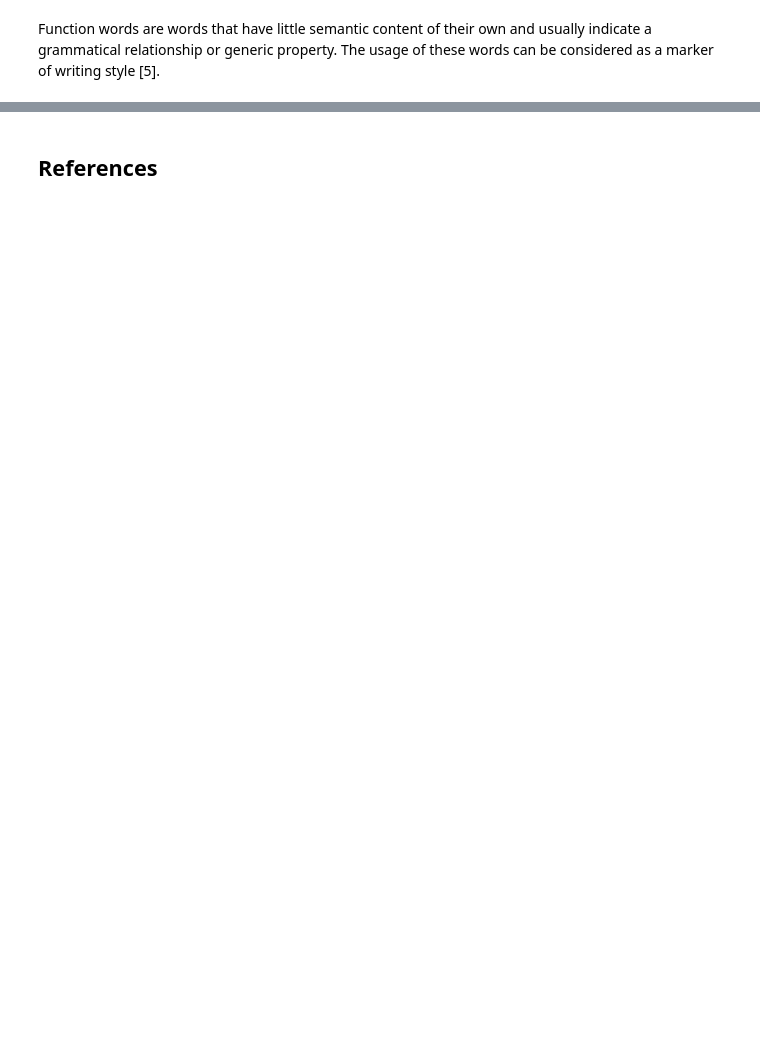
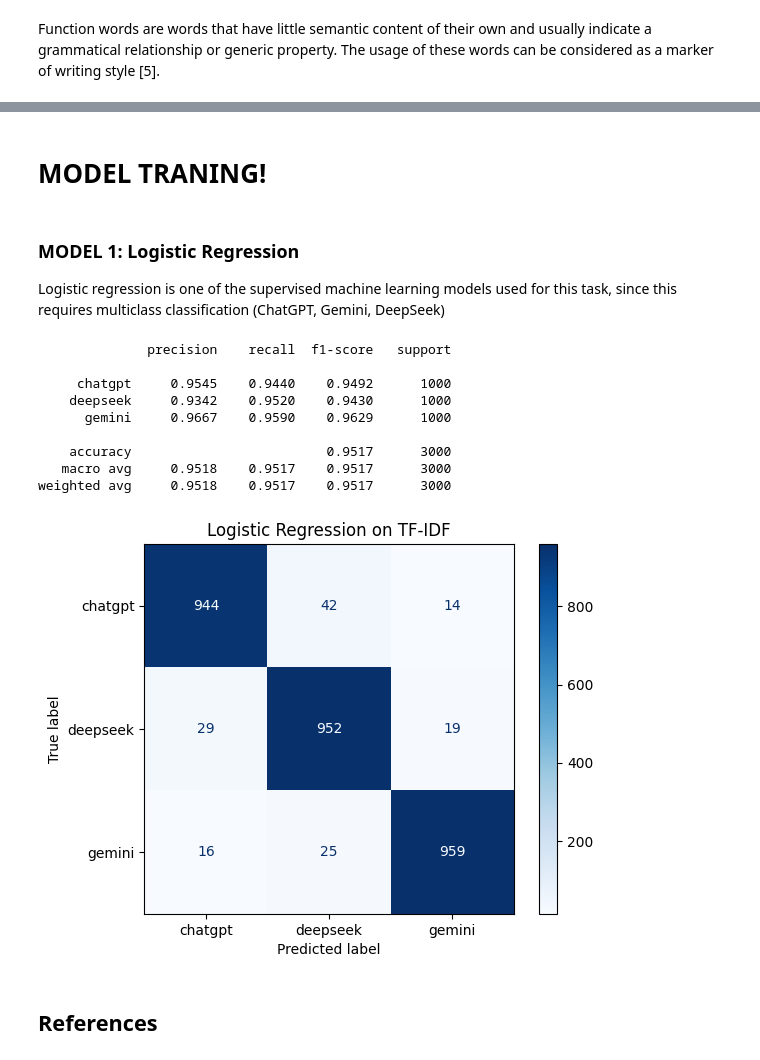
Before and after one commit to tonyyyy0304/STINTSYMCO, a Jupyter notebook: llm_corpus_analysis.ipynb, the cells around one changed output, grey strips where cells are left out. Saved outputs shown, nothing was run; the diff lists cells and outputs as text; code cells hidden in the pictures; blank space fills up the shorter version.

```diff
--- a/llm_corpus_analysis.ipynb
+++ b/llm_corpus_analysis.ipynb
@@ -240,0 +405,6 @@ Function words are words that have little semantic content of their own and usua
+# %% [markdown]
+# **MODEL TRANING**!
+# %% [markdown]
+### MODEL 1: **Logistic Regression**
+
+Logistic regression is one of the supervised machine learning models used for this task, since this requires multiclass classification (ChatGPT, Gemini, DeepSeek)
@@ -241,3 +416,38 @@ Function words are words that have little semantic content of their own and usua
+# %%
+X_train, X_test, y_train, y_test = train_test_split(
+    tf_idf,
+    df["author"],
+    test_size=0.2,
+    random_state=42,
+    stratify=df["author"]
+)
+
+logreg = LogisticRegression(max_iter=2000)
+logreg.fit(X_train, y_train)
+y_pred = logreg.predict(X_test)
+
+print(classification_report(y_test, y_pred, digits=4))
+
+cm = confusion_matrix(y_test, y_pred, labels=["chatgpt", "deepseek", "gemini"])
+
+disp = ConfusionMatrixDisplay(
+    confusion_matrix=cm,
+    display_labels=["chatgpt", "deepseek", "gemini"]
+)
+disp.plot(cmap="Blues", values_format="d")
+plt.title("Logistic Regression on TF-IDF")
+plt.show()
+# %% [output]
+              precision    recall  f1-score   support
+
+     chatgpt     0.9545    0.9440    0.9492      1000
+    deepseek     0.9342    0.9520    0.9430      1000
+      gemini     0.9667    0.9590    0.9629      1000
+
+    accuracy                         0.9517      3000
+   macro avg     0.9518    0.9517    0.9517      3000
+weighted avg     0.9518    0.9517    0.9517      3000
+[figure, added]
 # %% [markdown]
 ## References
 # %% [markdown]
```
Also changed, not shown: parts of 21 cells of this notebook.
